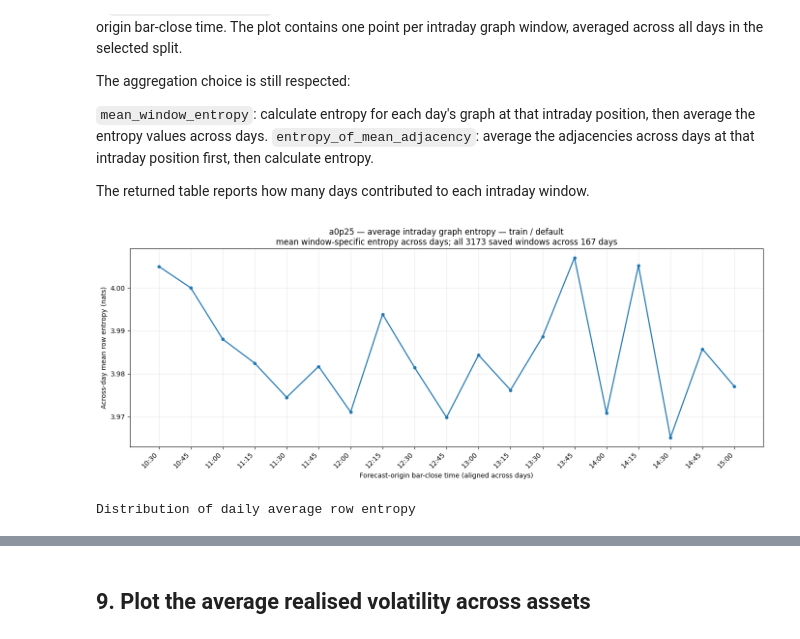
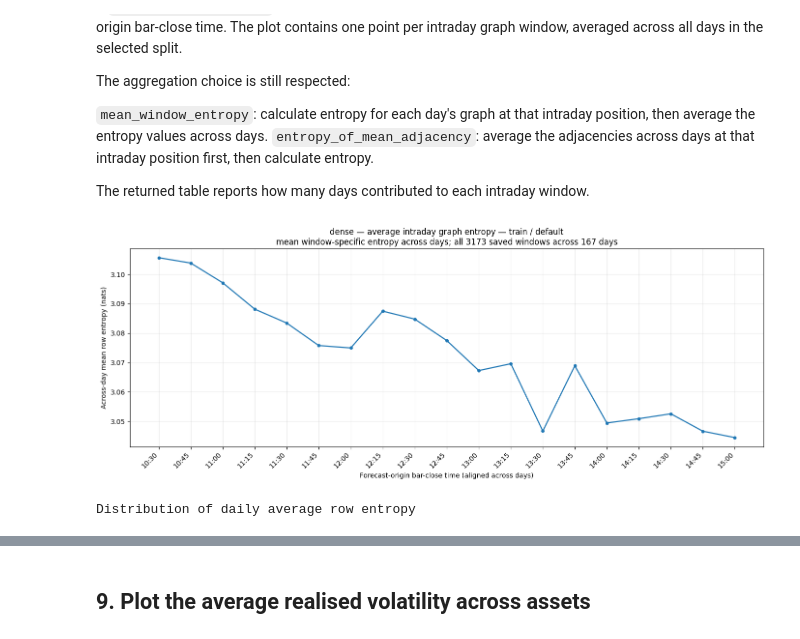
Before and after one commit to VishR-94/dynamic_graphs_thesis, a Jupyter notebook: notebooks/graph_hub.ipynb, the cells around one changed output, grey strips where cells are left out. Cells and saved outputs as stored; diff of their text form; code cells hidden in the pictures.

```diff
--- a/notebooks/graph_hub.ipynb
+++ b/notebooks/graph_hub.ipynb
@@ -469,28 +474,28 @@ The returned table reports how many days contributed to each intraday window.
 # %%
 # Inputs:
 # - model/split/policy/component/layer/head: same meanings as the adjacency cell.
 # - day/window: None means aggregate the corresponding dimension; "random" is
 #   allowed but is usually not useful for a split-wide entropy study.
 entropy_report = dge.analyse_graph_entropy(
-    "a0p25",
+    "dense",
     split="train",
     policy=None,
     day=None,
     average_over_all_days=True,
     component="selected",
     layer=-1,
     head="mean",
     aggregation="mean_window_entropy",
     random_seed=30
 )
 
 plt.show()
 
 display(dge.style_numeric_table(entropy_report.day_summary, caption="Distribution of daily average row entropy", precision=5))
 #display(dge.style_numeric_table(entropy_report.day_values, caption="Average row entropy on every day in the selected split", precision=5))
 #display(dge.style_numeric_table(entropy_report.asset_summary, caption="Row-entropy distribution by receiving asset", precision=5))
 # %% [output]
-[figure, old version]
+[figure, new version]
 Distribution of daily average row entropy
 |  | Selected split | Selection | Aggregation | Plot granularity | Days | Intraday window positions | ... |
 | 0 | train | all 3173 saved windows across 167... | Mean window entropy across days | intraday_average | 167.00000 | 19.00000 | ... |
```
Also changed, not shown: parts of 9 cells of this notebook, 3 other files.
